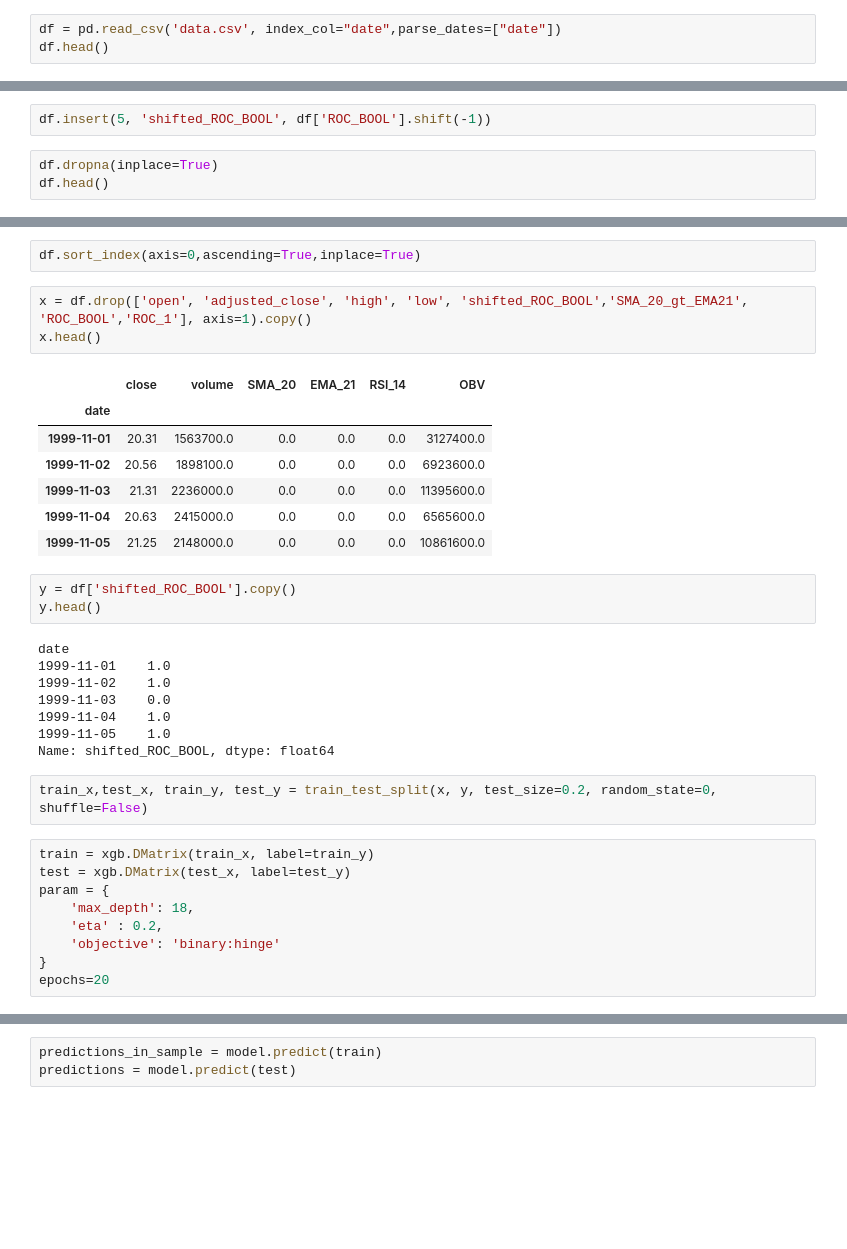
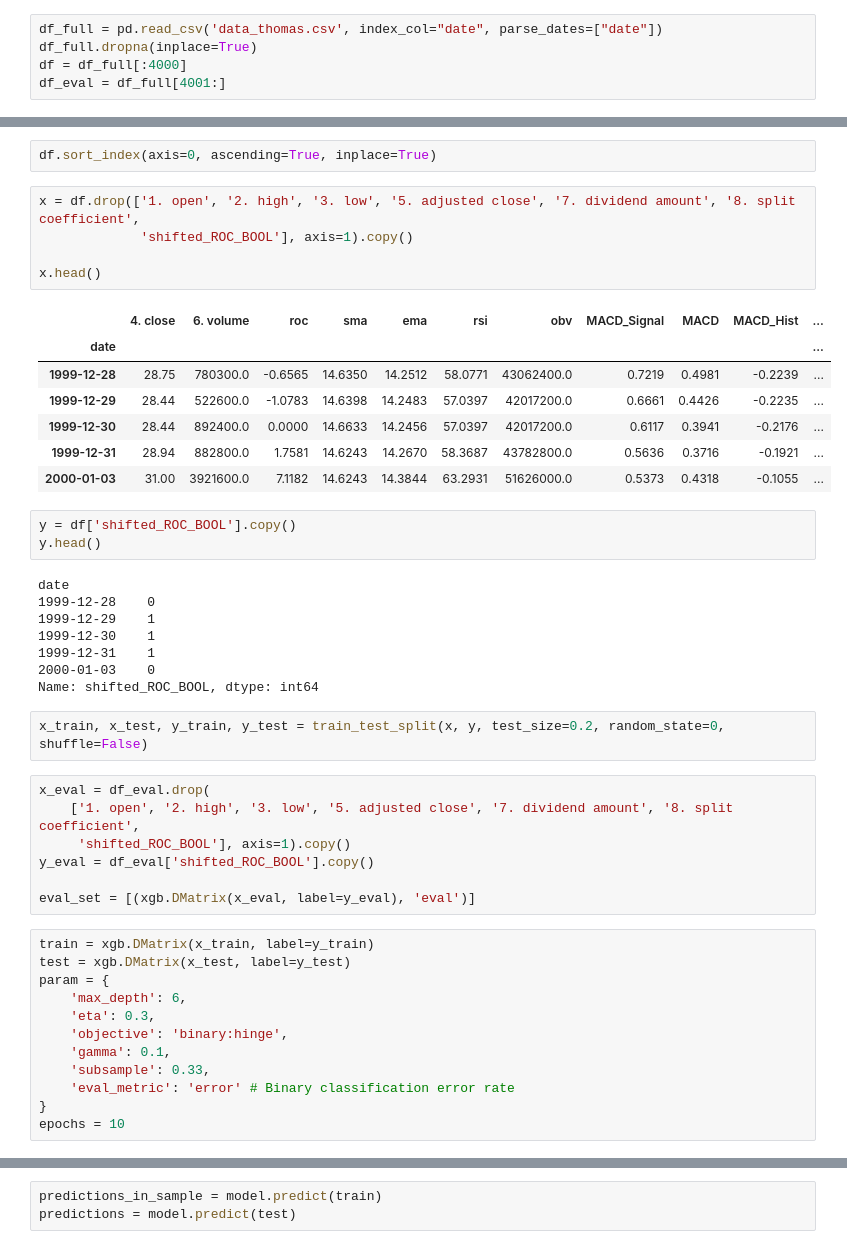
Before and after one commit to aitabot/xgboost_playground, a Jupyter notebook: Playground_Feedback2.ipynb, the cells around one changed output, grey strips where cells are left out. Drawn from its saved outputs; the diff is of its cells as text; blank space fills up the shorter version.

```diff
--- a/Playground_Feedback2.ipynb
+++ b/Playground_Feedback2.ipynb
@@ -8,3 +6,5 @@ import matplotlib.pyplot as plt
 # %%
-df = pd.read_csv('data.csv', index_col="date",parse_dates=["date"])
-df.head()
+df_full = pd.read_csv('data_thomas.csv', index_col="date", parse_dates=["date"])
+df_full.dropna(inplace=True)
+df = df_full[:4000]
+df_eval = df_full[4001:]
@@ -19,5 +10,0 @@ df.head()
-# %%
-df.insert(5, 'shifted_ROC_BOOL', df['ROC_BOOL'].shift(-1))
-# %%
-df.dropna(inplace=True)
-df.head()
@@ -32,36 +11,48 @@ df.head()
 # %%
-df.sort_index(axis=0,ascending=True,inplace=True)
+df.sort_index(axis=0, ascending=True, inplace=True)
 # %%
-x = df.drop(['open', 'adjusted_close', 'high', 'low', 'shifted_ROC_BOOL','SMA_20_gt_EMA21', 'ROC_BOOL','ROC_1'], axis=1).copy()
+x = df.drop(['1. open', '2. high', '3. low', '5. adjusted close', '7. dividend amount', '8. split coefficient',
+             'shifted_ROC_BOOL'], axis=1).copy()
+
 x.head()
 # %% [output]
-|  | close | volume | SMA_20 | EMA_21 | RSI_14 | OBV |
-| date |  |  |  |  |  |  |
-| 1999-11-01 | 20.31 | 1563700.0 | 0.0 | 0.0 | 0.0 | 3127400.0 |
-| 1999-11-02 | 20.56 | 1898100.0 | 0.0 | 0.0 | 0.0 | 6923600.0 |
-| 1999-11-03 | 21.31 | 2236000.0 | 0.0 | 0.0 | 0.0 | 11395600.0 |
-| 1999-11-04 | 20.63 | 2415000.0 | 0.0 | 0.0 | 0.0 | 6565600.0 |
-| 1999-11-05 | 21.25 | 2148000.0 | 0.0 | 0.0 | 0.0 | 10861600.0 |
+|  | 4. close | 6. volume | roc | sma | ema | rsi | obv | MACD_Signal | MACD | MACD_Hist | ... |
+| date |  |  |  |  |  |  |  |  |  |  | ... |
+| 1999-12-28 | 28.75 | 780300.0 | -0.6565 | 14.6350 | 14.2512 | 58.0771 | 43062400.0 | 0.7219 | 0.4981 | -0.2239 | ... |
+| 1999-12-29 | 28.44 | 522600.0 | -1.0783 | 14.6398 | 14.2483 | 57.0397 | 42017200.0 | 0.6661 | 0.4426 | -0.2235 | ... |
+| 1999-12-30 | 28.44 | 892400.0 | 0.0000 | 14.6633 | 14.2456 | 57.0397 | 42017200.0 | 0.6117 | 0.3941 | -0.2176 | ... |
+| 1999-12-31 | 28.94 | 882800.0 | 1.7581 | 14.6243 | 14.2670 | 58.3687 | 43782800.0 | 0.5636 | 0.3716 | -0.1921 | ... |
+| 2000-01-03 | 31.00 | 3921600.0 | 7.1182 | 14.6243 | 14.3844 | 63.2931 | 51626000.0 | 0.5373 | 0.4318 | -0.1055 | ... |
 # %%
 y = df['shifted_ROC_BOOL'].copy()
 y.head()
 # %% [output]
 date
-1999-11-01    1.0
-1999-11-02    1.0
-1999-11-03    0.0
-1999-11-04    1.0
-1999-11-05    1.0
-Name: shifted_ROC_BOOL, dtype: float64
+1999-12-28    0
+1999-12-29    1
+1999-12-30    1
+1999-12-31    1
+2000-01-03    0
+Name: shifted_ROC_BOOL, dtype: int64
 # %%
-train_x,test_x, train_y, test_y = train_test_split(x, y, test_size=0.2, random_state=0, shuffle=False)
+x_train, x_test, y_train, y_test = train_test_split(x, y, test_size=0.2, random_state=0, shuffle=False)
 # %%
-train = xgb.DMatrix(train_x, label=train_y)
-test = xgb.DMatrix(test_x, label=test_y)
-param = {
-    'max_depth': 18,
-    'eta' : 0.2,
-    'objective': 'binary:hinge'
-}
-epochs=20
+x_eval = df_eval.drop(
+    ['1. open', '2. high', '3. low', '5. adjusted close', '7. dividend amount', '8. split coefficient',
+     'shifted_ROC_BOOL'], axis=1).copy()
+y_eval = df_eval['shifted_ROC_BOOL'].copy()
+
+eval_set = [(xgb.DMatrix(x_eval, label=y_eval), 'eval')]
+# %%
+train = xgb.DMatrix(x_train, label=y_train)
+test = xgb.DMatrix(x_test, label=y_test)
+param = {
+    'max_depth': 6,
+    'eta': 0.3,
+    'objective': 'binary:hinge',
+    'gamma': 0.1,
+    'subsample': 0.33,
+    'eval_metric': 'error' # Binary classification error rate
+}
+epochs = 10
 # %%
```
Also changed, not shown: parts of 9 cells of this notebook, 2 other files.
